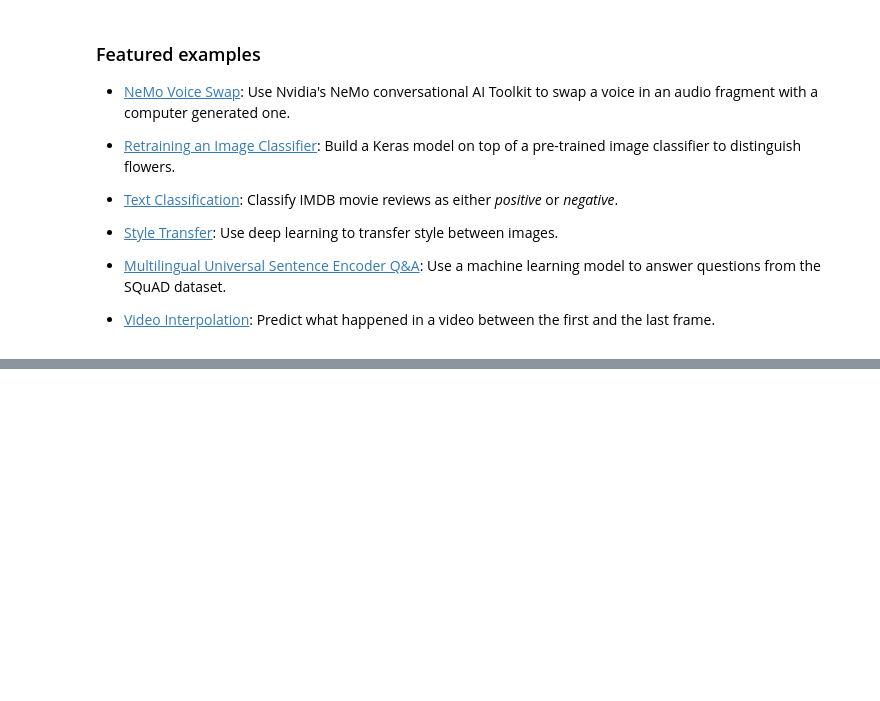
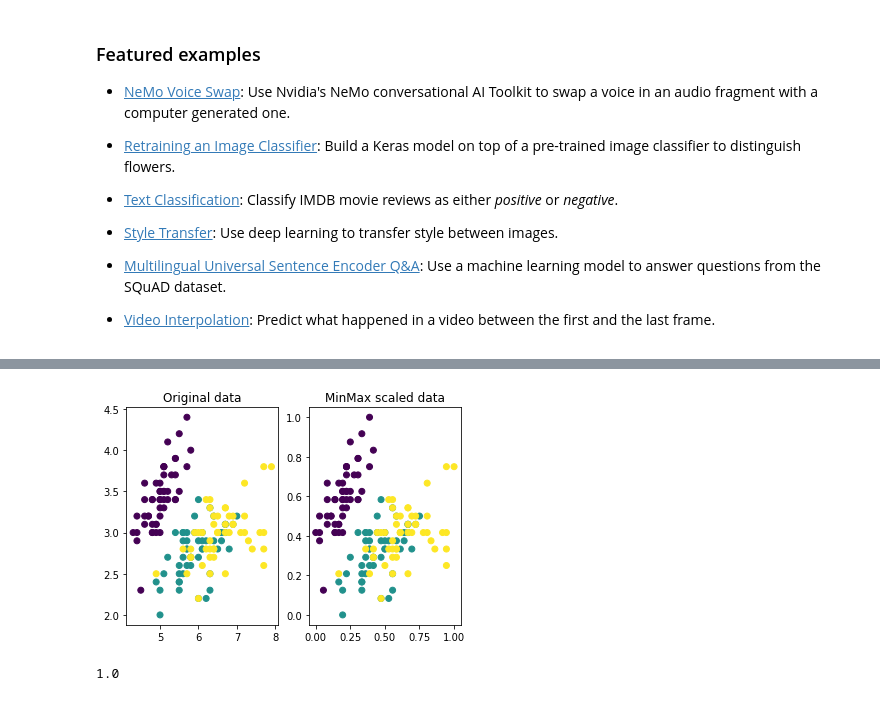
Before and after one commit to jomolrk/Machine_Learning_Lab, a Jupyter notebook: Welcome_To_Colaboratory.ipynb, the cells around one changed output, grey strips where cells are left out. Saved outputs shown, nothing was run; the diff lists cells and outputs as text; code cells hidden in the pictures; blank space fills up the shorter version.

Commit message:
dataset and built in methods

```diff
--- a/Welcome_To_Colaboratory.ipynb
+++ b/Welcome_To_Colaboratory.ipynb
@@ -565,0 +200,10 @@ array([[1., 0., 1.],
+# %%
+from sklearn.datasets import load_iris
+from sklearn.preprocessing import MinMaxScaler
+import numpy as np
+X, y = load_iris(return_X_y=True)
+print(X.shape)
+scaler = MinMaxScaler()
+scaler.fit(X)
+X_scaled = scaler.transform(X)
+X_scaled
@@ -565,0 +229,22 @@ array([[1., 0., 1.],
+# %%
+import matplotlib.pyplot as plt
+fig, axes = plt.subplots(1,2)
+axes[0].scatter(X[:,0], X[:,1], c=y)
+axes[0].set_title("Original data")
+axes[1].scatter(X_scaled[:,0], X_scaled[:,1], c=y)
+axes[1].set_title("MinMax scaled data")
+plt.show()
+# %% [output]
+[figure, added]
+# %%
+from sklearn.model_selection import train_test_split
+X_train, X_test, y_train, y_test = train_test_split(
+    X, y, test_size=0.2, random_state=42, stratify = y)
+
+from sklearn.neighbors import KNeighborsClassifier
+model=KNeighborsClassifier(n_neighbors=5,metric='minkowski')
+model.fit(X_train, y_train)
+y_pred=model.predict(X_test)
+model.score(X_test, y_test)
+# %% [output]
+1.0
```
Also changed, not shown: parts of 17 cells of this notebook.
